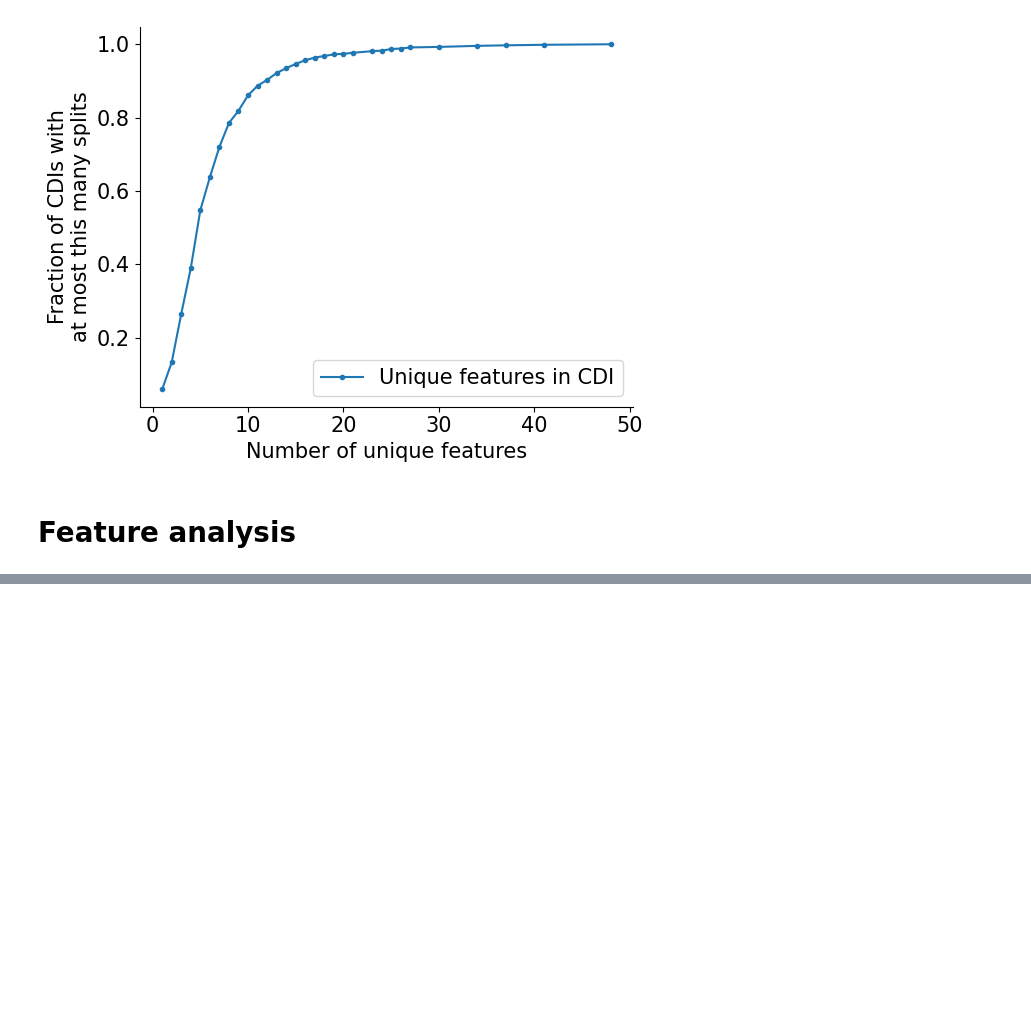
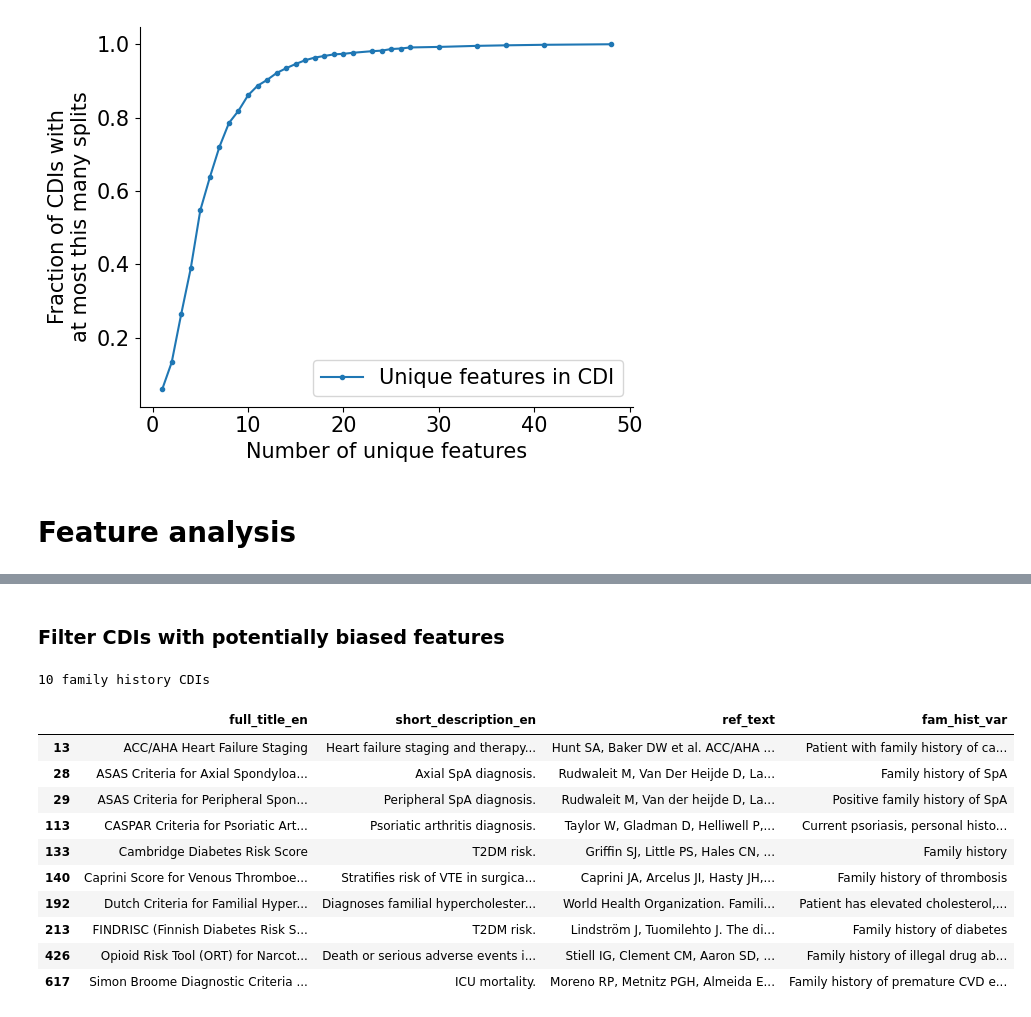
Before and after one commit to csinva/clinical-rule-analysis, a Jupyter notebook: notebooks/02_cdi_features.ipynb, the cells around one changed output, grey strips where cells are left out. Cells and saved outputs as stored; diff of their text form; code cells hidden in the pictures; blank space fills up the shorter version.

```diff
--- a/notebooks/02_cdi_features.ipynb
+++ b/notebooks/02_cdi_features.ipynb
@@ -178,0 +173,27 @@ only keeping 310 CDIs out of 690
+# %% [markdown]
+### Filter CDIs with potentially biased features
+# %%
+def check_fam_hist(x):
+    return [s for s in x if "fam" in s.lower() and "history" in s.lower()]
+
+
+df["fam_hist_var"] = df["feature_names_unique_uncleaned"].apply(check_fam_hist)
+fam_hist = df["fam_hist_var"].apply(len) > 0
+df['fam_hist_var'] = df['fam_hist_var'].apply(lambda x: str(x)[1: -1].replace("'", ""))
+print(fam_hist.sum(), "family history CDIs")
+d = df[["full_title_en", "short_description_en", "ref_text", "fam_hist_var"]][fam_hist].sort_index()
+d.to_csv("../results/fam_hist_cdis.csv", index=False)
+display(d)
+# %% [output]
+10 family history CDIs
+|  | full_title_en | short_description_en | ref_text | fam_hist_var |
+| 13 | ACC/AHA Heart Failure Staging | Heart failure staging and therapy... | Hunt SA, Baker DW et al. ACC/AHA ... | Patient with family history of ca... |
+| 28 | ASAS Criteria for Axial Spondyloa... | Axial SpA diagnosis. | Rudwaleit M, Van Der Heijde D, La... | Family history of SpA |
+| 29 | ASAS Criteria for Peripheral Spon... | Peripheral SpA diagnosis. | Rudwaleit M, Van der heijde D, La... | Positive family history of SpA |
+| 113 | CASPAR Criteria for Psoriatic Art... | Psoriatic arthritis diagnosis. | Taylor W, Gladman D, Helliwell P,... | Current psoriasis, personal histo... |
+| 133 | Cambridge Diabetes Risk Score | T2DM risk. | Griffin SJ, Little PS, Hales CN, ... | Family history |
+| 140 | Caprini Score for Venous Thromboe... | Stratifies risk of VTE in surgica... | Caprini JA, Arcelus JI, Hasty JH,... | Family history of thrombosis |
+| 192 | Dutch Criteria for Familial Hyper... | Diagnoses familial hypercholester... | World Health Organization. Famili... | Patient has elevated cholesterol,... |
+| 213 | FINDRISC (Finnish Diabetes Risk S... | T2DM risk. | Lindström J, Tuomilehto J. The di... | Family history of diabetes |
+| 426 | Opioid Risk Tool (ORT) for Narcot... | Death or serious adverse events i... | Stiell IG, Clement CM, Aaron SD, ... | Family history of illegal drug ab... |
+| 617 | Simon Broome Diagnostic Criteria ... | ICU mortality. | Moreno RP, Metnitz PGH, Almeida E... | Family history of premature CVD e... |
```
Also changed, not shown: parts of 18 cells of this notebook, 11 other files.
